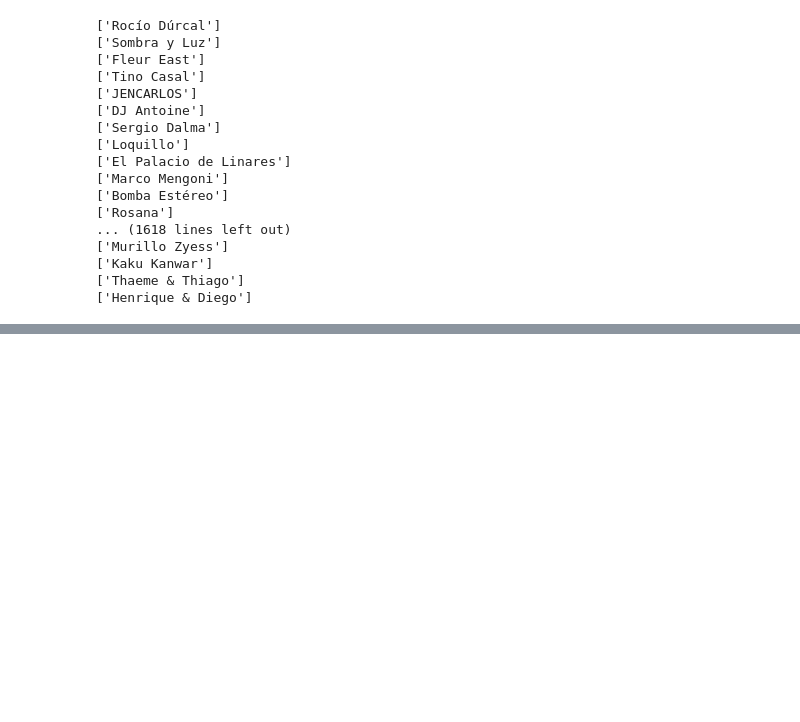
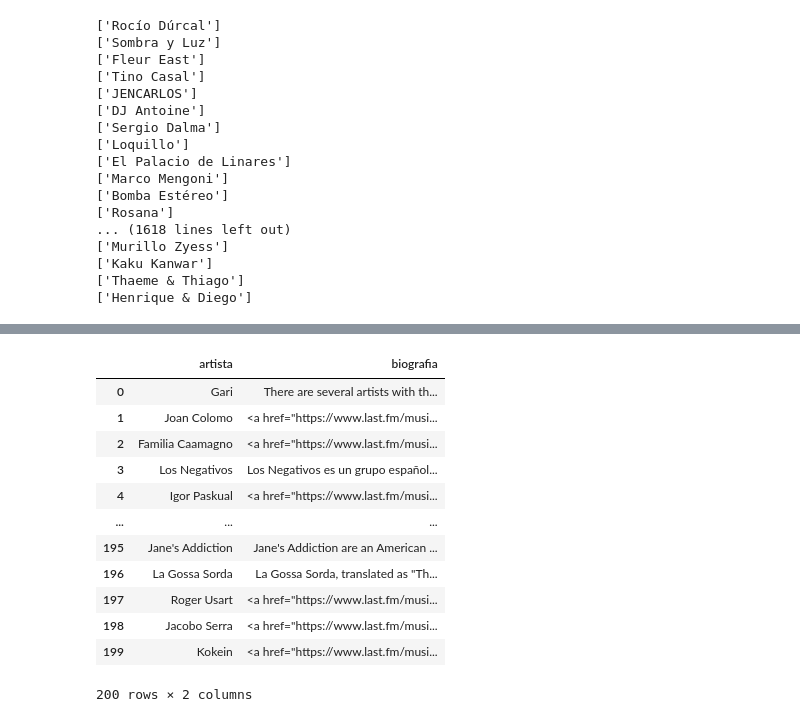
Before and after one commit to ana-nobre/SQL-and-Python-Music-Analytics-Decision-Making, a Jupyter notebook: funcionbio.ipynb, the cells around one changed output, grey strips where cells are left out. Saved outputs shown, nothing was run; the diff lists cells and outputs as text; code cells hidden in the pictures; blank space fills up the shorter version.

```diff
--- a/funcionbio.ipynb
+++ b/funcionbio.ipynb
@@ -91,0 +99,16 @@ df
+# %%
+df
+# %% [output]
+|  | artista | biografia |
+| 0 | Gari | There are several artists with th... |
+| 1 | Joan Colomo | <a href="https://www.last.fm/musi... |
+| 2 | Familia Caamagno | <a href="https://www.last.fm/musi... |
+| 3 | Los Negativos | Los Negativos es un grupo español... |
+| 4 | Igor Paskual | <a href="https://www.last.fm/musi... |
+| ... | ... | ... |
+| 195 | Jane's Addiction | Jane's Addiction are an American ... |
+| 196 | La Gossa Sorda | La Gossa Sorda, translated as "Th... |
+| 197 | Roger Usart | <a href="https://www.last.fm/musi... |
+| 198 | Jacobo Serra | <a href="https://www.last.fm/musi... |
+| 199 | Kokein | <a href="https://www.last.fm/musi... |
+200 rows × 2 columns
```
Also changed, not shown: parts of 9 cells of this notebook, 8 other files.
